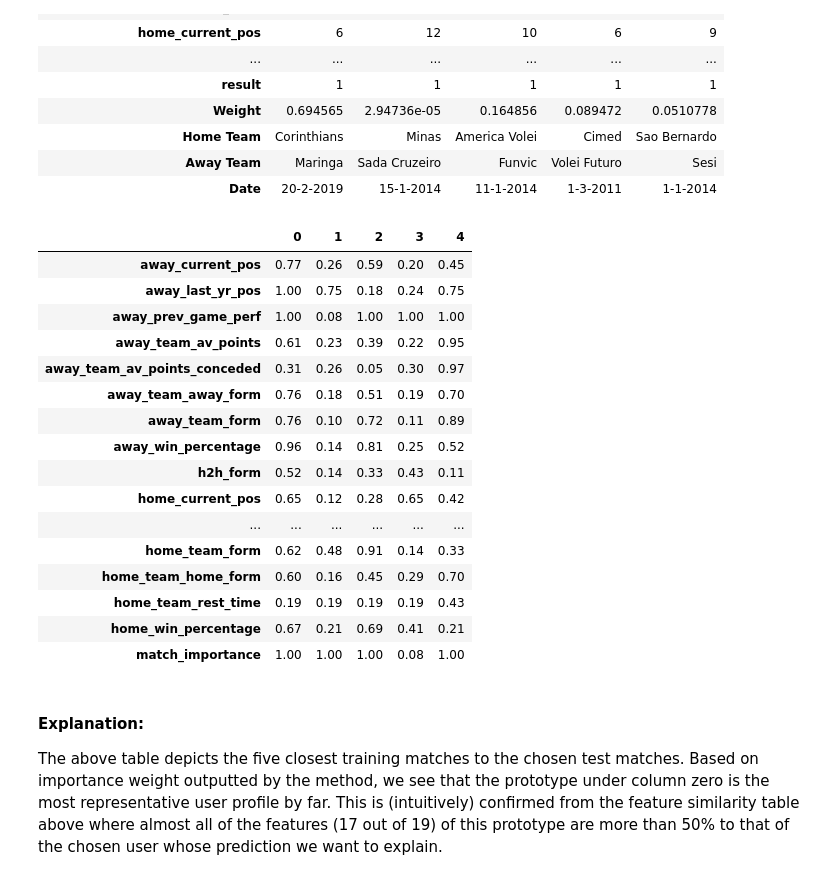
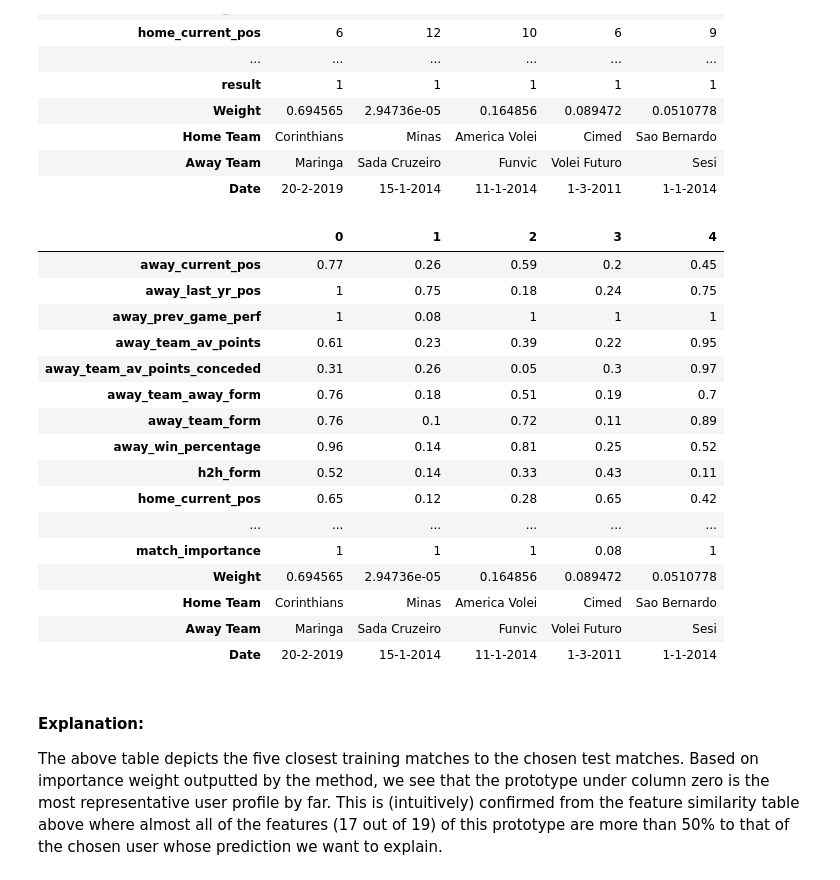
Before and after one commit to labhinav/VolleyBallPredictions, a Jupyter notebook: src/explanations.ipynb, the cells around one changed output. Drawn from its saved outputs; the diff is of its cells as text; code cells hidden in the pictures.

```diff
--- a/src/explanations.ipynb
+++ b/src/explanations.ipynb
@@ -383,37 +383,37 @@ dfs2.transpose()
 # %%
 z = z_train_good[S, 0:-1] # Store chosen prototypes
 eps = 1e-10 # Small constant defined to eliminate divide-by-zero errors
 fwt = np.zeros(z.shape)
 for i in range (z.shape[0]):
     for j in range(z.shape[1]):
         fwt[i, j] = np.exp(-1 * abs(X[0, j] - z[i,j])/(np.std(z[:, j])+eps)) # Compute feature similarity in [0,1]
 
 # move wts to a dataframe to display
 dfw = pd.DataFrame.from_records(np.around(fwt.astype('double'), 2))
-dfw.columns =
-dfw["Weight"] =  # Calculate normalized importance weights
+dfw.columns = df.columns[:-1]
+dfw["Weight"] = dfs2['Weight']
 dfw['Home Team']=['Corinthians','Minas','America Volei','Cimed','Sao Bernardo']
 dfw['Away Team']=['Maringa','Sada Cruzeiro','Funvic','Volei Futuro','Sesi']
 dfw['Date']=['20-2-2019','15-1-2014','11-1-2014','1-3-2011','1-1-2014']
 dfw.transpose()
 # %% [output]
 |  | 0 | 1 | 2 | 3 | 4 |
-| away_current_pos | 0.77 | 0.26 | 0.59 | 0.20 | 0.45 |
-| away_last_yr_pos | 1.00 | 0.75 | 0.18 | 0.24 | 0.75 |
-| away_prev_game_perf | 1.00 | 0.08 | 1.00 | 1.00 | 1.00 |
+| away_current_pos | 0.77 | 0.26 | 0.59 | 0.2 | 0.45 |
+| away_last_yr_pos | 1 | 0.75 | 0.18 | 0.24 | 0.75 |
+| away_prev_game_perf | 1 | 0.08 | 1 | 1 | 1 |
 | away_team_av_points | 0.61 | 0.23 | 0.39 | 0.22 | 0.95 |
-| away_team_av_points_conceded | 0.31 | 0.26 | 0.05 | 0.30 | 0.97 |
-| away_team_away_form | 0.76 | 0.18 | 0.51 | 0.19 | 0.70 |
-| away_team_form | 0.76 | 0.10 | 0.72 | 0.11 | 0.89 |
+| away_team_av_points_conceded | 0.31 | 0.26 | 0.05 | 0.3 | 0.97 |
+| away_team_away_form | 0.76 | 0.18 | 0.51 | 0.19 | 0.7 |
+| away_team_form | 0.76 | 0.1 | 0.72 | 0.11 | 0.89 |
 | away_win_percentage | 0.96 | 0.14 | 0.81 | 0.25 | 0.52 |
 | h2h_form | 0.52 | 0.14 | 0.33 | 0.43 | 0.11 |
 | home_current_pos | 0.65 | 0.12 | 0.28 | 0.65 | 0.42 |
 | ... | ... | ... | ... | ... | ... |
-| home_team_form | 0.62 | 0.48 | 0.91 | 0.14 | 0.33 |
-| home_team_home_form | 0.60 | 0.16 | 0.45 | 0.29 | 0.70 |
-| home_team_rest_time | 0.19 | 0.19 | 0.19 | 0.19 | 0.43 |
-| home_win_percentage | 0.67 | 0.21 | 0.69 | 0.41 | 0.21 |
-| match_importance | 1.00 | 1.00 | 1.00 | 0.08 | 1.00 |
+| match_importance | 1 | 1 | 1 | 0.08 | 1 |
+| Weight | 0.694565 | 2.94736e-05 | 0.164856 | 0.089472 | 0.0510778 |
+| Home Team | Corinthians | Minas | America Volei | Cimed | Sao Bernardo |
+| Away Team | Maringa | Sada Cruzeiro | Funvic | Volei Futuro | Sesi |
+| Date | 20-2-2019 | 15-1-2014 | 11-1-2014 | 1-3-2011 | 1-1-2014 |
 # %% [markdown]
 #### Explanation:
 The above table depicts the five closest training matches to the chosen test matches. Based on importance weight outputted by the method, we see that the prototype under column zero is the most representative user profile by far. This is (intuitively) confirmed from the feature similarity table above where almost all of the features (17 out of 19) of this prototype are more than 50% to that of the chosen user whose prediction we want to explain.
```
Also changed, not shown: parts of 1 cell of this notebook, 5 other files.
